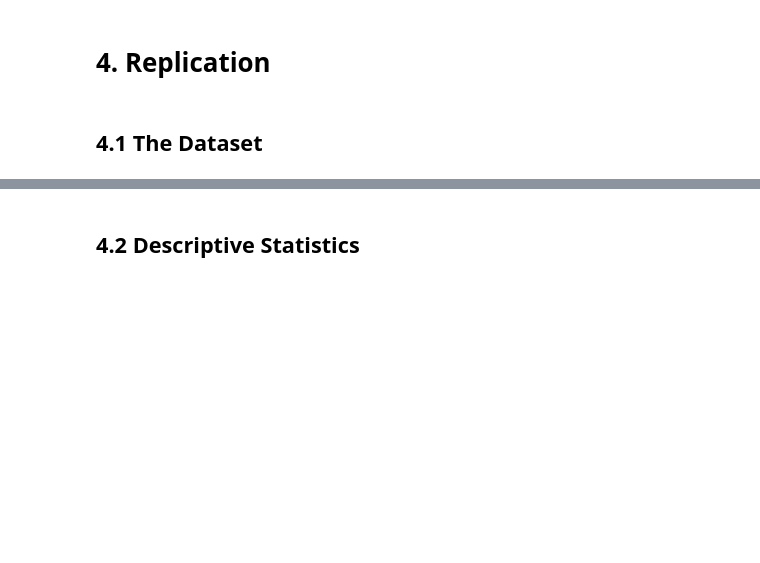
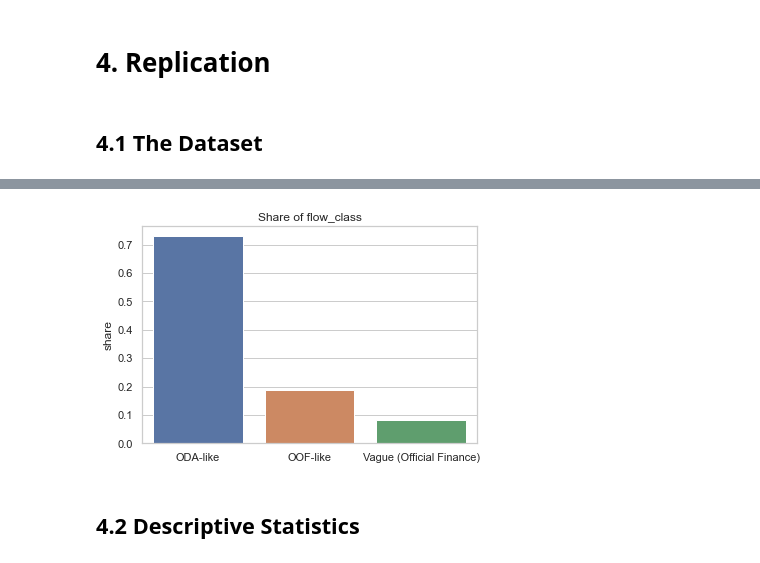
Before and after one commit to JonathanWillnow/ose-data-science-course-project-JonathanWillnow, a Jupyter notebook: JonathanWillnowOSE.ipynb, the cells around one changed output, grey strips where cells are left out. Cells and saved outputs as stored; diff of their text form; code cells hidden in the pictures; blank space fills up the shorter version.

```diff
--- a/JonathanWillnowOSE.ipynb
+++ b/JonathanWillnowOSE.ipynb
@@ -140,2 +214,9 @@ The dataset of Dreher et al(), constructed with the introduced TUFF methodology,
+# %%
+plotting = data.flow_class.value_counts(1)
+ax = sns.barplot(x=plotting.index, y=plotting.values)
+ax.set_ylabel("share")
+ax.set_title("Share of flow_class");
+# %% [output]
+[figure, added]
 # %% [markdown]
 ## 4.2 Descriptive Statistics
```
Also changed, not shown: parts of 13 cells of this notebook.
